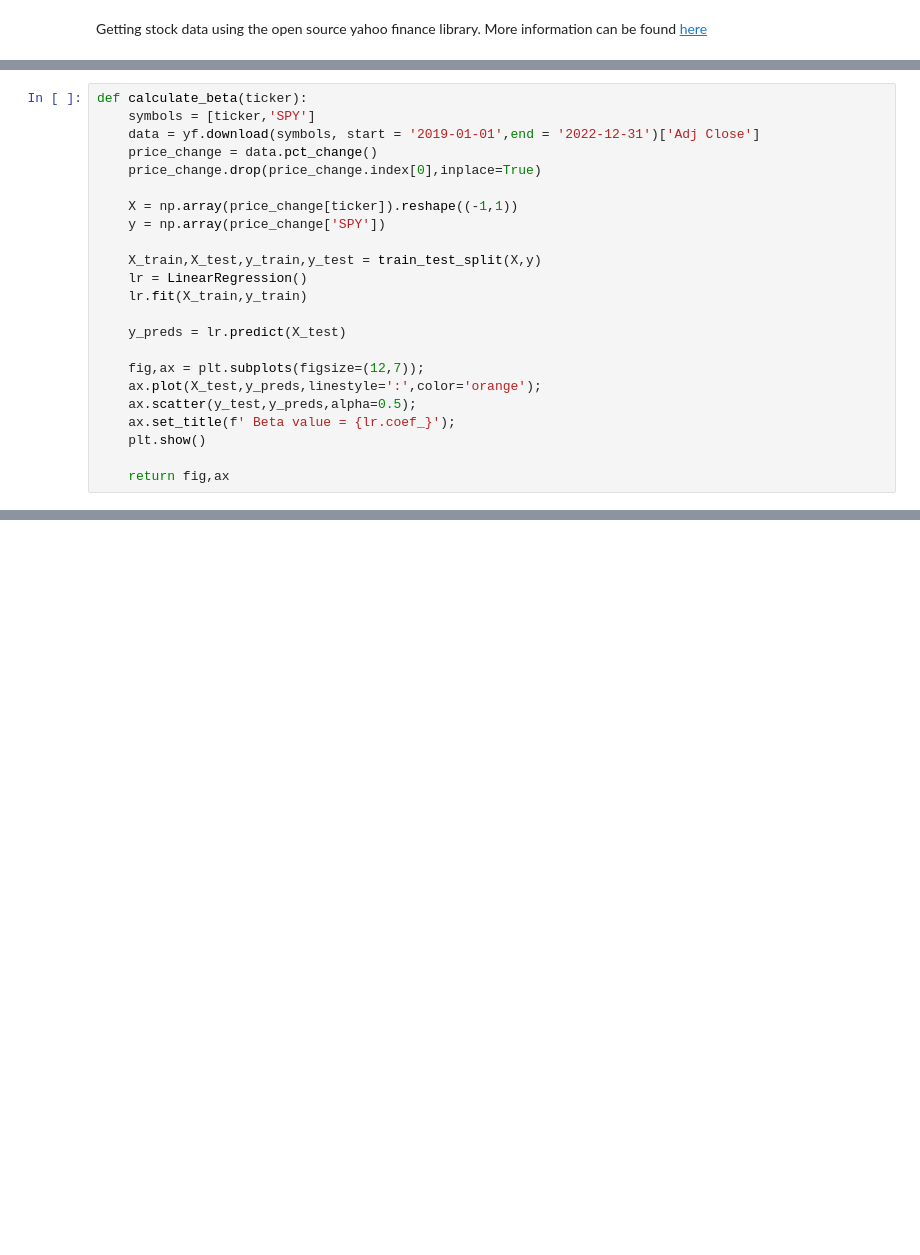
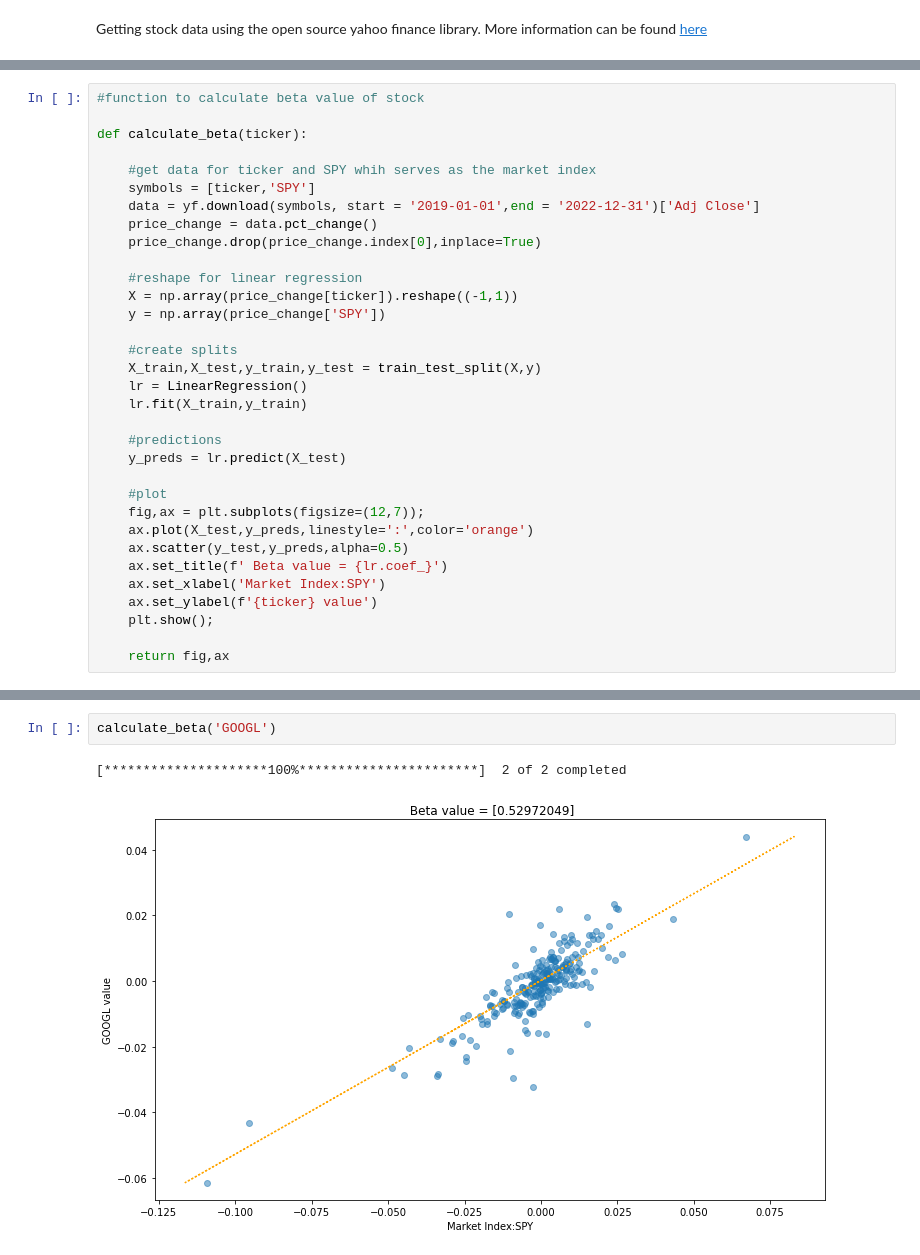
Before and after one commit to rahulakrish/portfolio_builder, a Jupyter notebook: notebook.ipynb, the cells around one changed output, grey strips where cells are left out. Drawn from its saved outputs; the diff is of its cells as text; blank space fills up the shorter version.

```diff
--- a/notebook.ipynb
+++ b/notebook.ipynb
@@ -51,23 +51,33 @@ def stock_return(ticker):
 # %%
+#function to calculate beta value of stock
+
 def calculate_beta(ticker):
+
+    #get data for ticker and SPY whih serves as the market index
     symbols = [ticker,'SPY']
     data = yf.download(symbols, start = '2019-01-01',end = '2022-12-31')['Adj Close']
     price_change = data.pct_change()
     price_change.drop(price_change.index[0],inplace=True)
 
+    #reshape for linear regression
     X = np.array(price_change[ticker]).reshape((-1,1))
     y = np.array(price_change['SPY'])
 
+    #create splits
     X_train,X_test,y_train,y_test = train_test_split(X,y)
     lr = LinearRegression()
     lr.fit(X_train,y_train)
 
+    #predictions
     y_preds = lr.predict(X_test)
 
+    #plot
     fig,ax = plt.subplots(figsize=(12,7));
-    ax.plot(X_test,y_preds,linestyle=':',color='orange');
-    ax.scatter(y_test,y_preds,alpha=0.5);
-    ax.set_title(f' Beta value = {lr.coef_}');
-    plt.show()
+    ax.plot(X_test,y_preds,linestyle=':',color='orange')
+    ax.scatter(y_test,y_preds,alpha=0.5)
+    ax.set_title(f' Beta value = {lr.coef_}')
+    ax.set_xlabel('Market Index:SPY')
+    ax.set_ylabel(f'{ticker} value')
+    plt.show();
 
     return fig,ax
@@ -108,0 +135,5 @@ analysis['Earnings History']
+# %%
+calculate_beta('GOOGL')
+# %% [output]
+[*********************100%***********************]  2 of 2 completed
+[figure, added]
```
Also changed, not shown: parts of 11 cells of this notebook.
